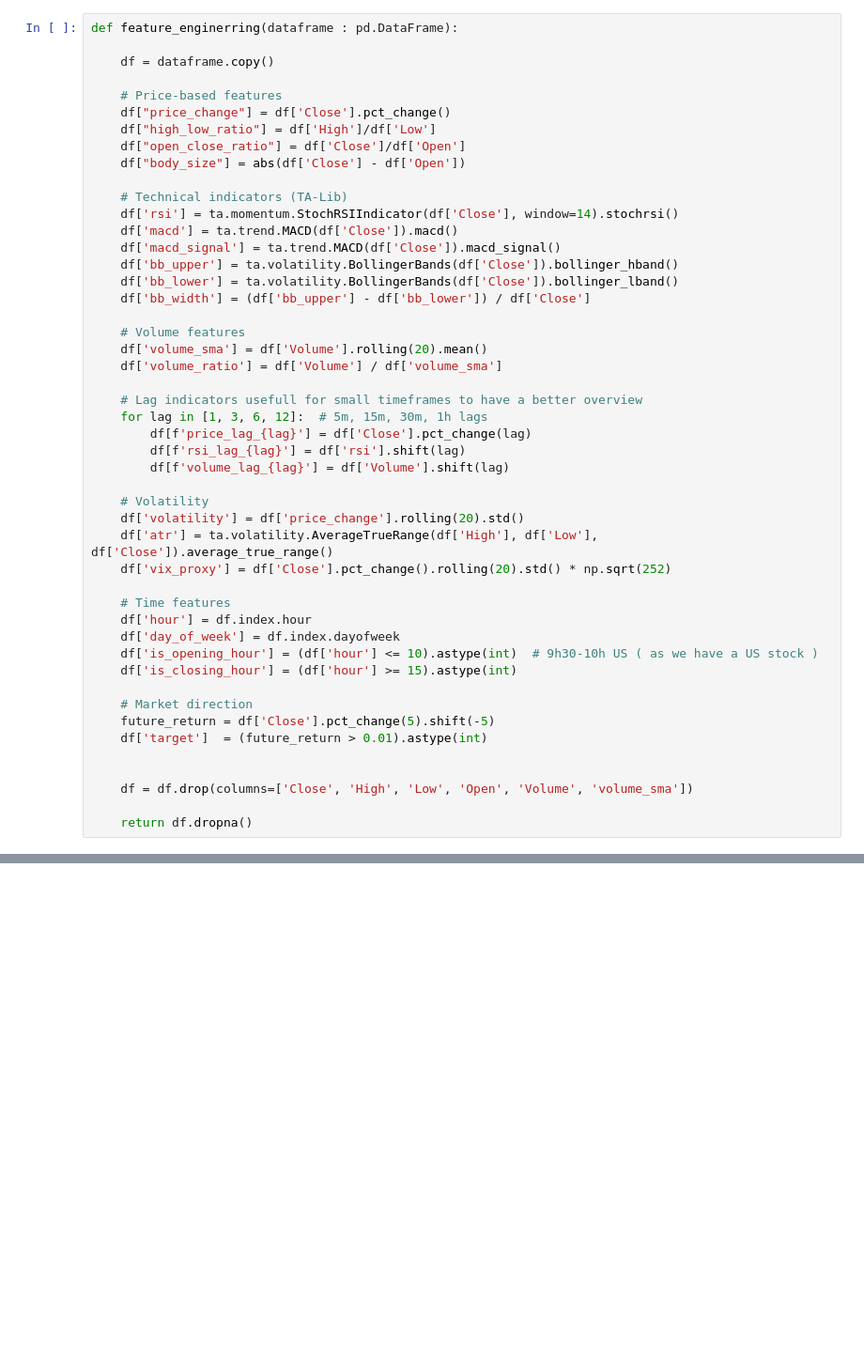
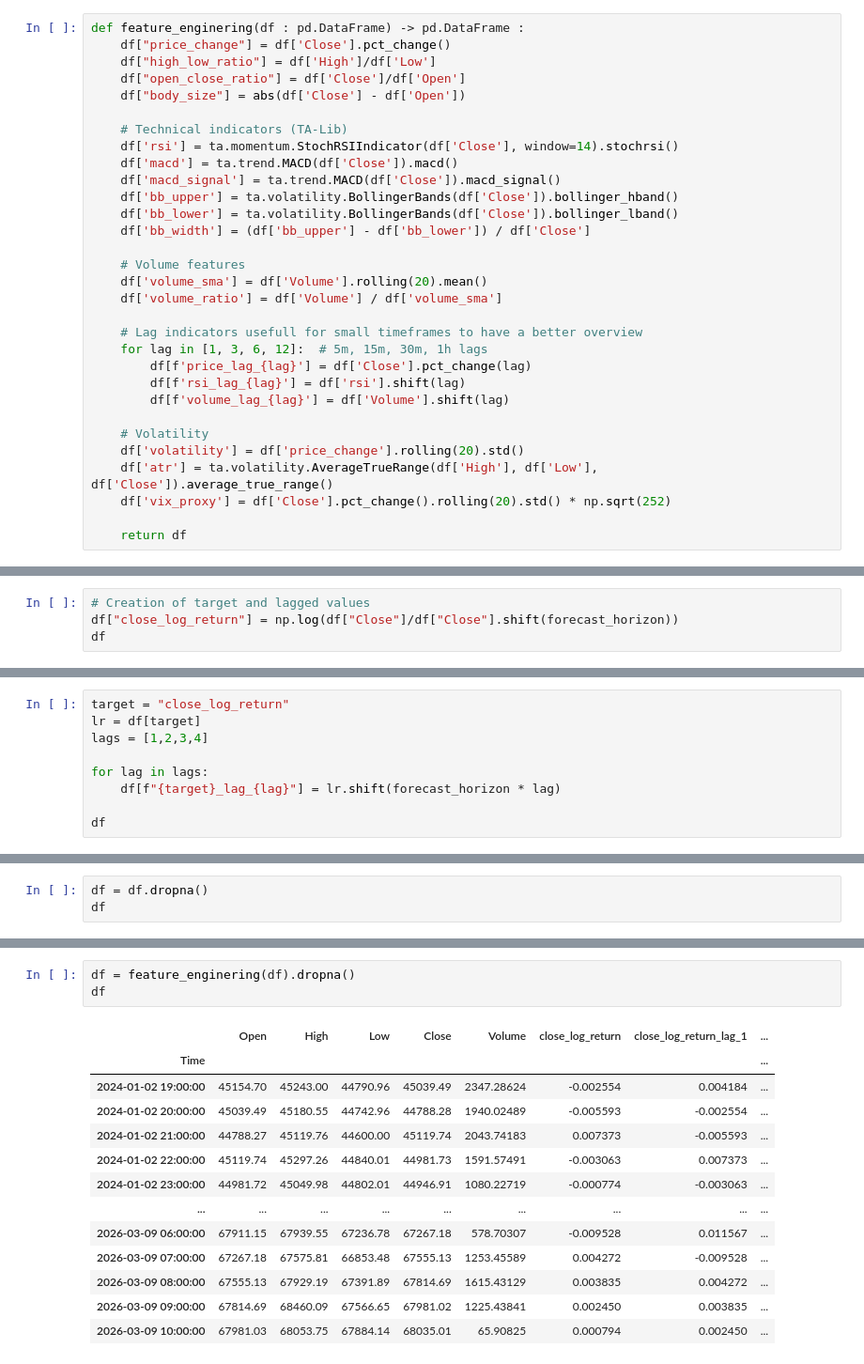
Before and after one commit to Henix212/Quant-Strat, a Jupyter notebook: Machine_Learning/XGboost.ipynb, the cells around one changed output, grey strips where cells are left out. Shown at 94% size. Saved outputs shown, nothing was run; the diff lists cells and outputs as text; blank space fills up the shorter version.

```diff
--- a/Machine_Learning/XGboost.ipynb
+++ b/Machine_Learning/XGboost.ipynb
@@ -61,9 +68,5 @@ mpf.plot(
 # %%
-def feature_enginerring(dataframe : pd.DataFrame):
-
-    df = dataframe.copy()
-
-    # Price-based features
+def feature_enginering(df : pd.DataFrame) -> pd.DataFrame :
     df["price_change"] = df['Close'].pct_change()
     df["high_low_ratio"] = df['High']/df['Low']
     df["open_close_ratio"] = df['Close']/df['Open']
@@ -92,17 +95,4 @@ def feature_enginerring(dataframe : pd.DataFrame):
     df['atr'] = ta.volatility.AverageTrueRange(df['High'], df['Low'], df['Close']).average_true_range()
     df['vix_proxy'] = df['Close'].pct_change().rolling(20).std() * np.sqrt(252)
 
-    # Time features
-    df['hour'] = df.index.hour
-    df['day_of_week'] = df.index.dayofweek
-    df['is_opening_hour'] = (df['hour'] <= 10).astype(int)  # 9h30-10h US ( as we have a US stock )
-    df['is_closing_hour'] = (df['hour'] >= 15).astype(int)
-
-    # Market direction
-    future_return = df['Close'].pct_change(5).shift(-5)
-    df['target']  = (future_return > 0.01).astype(int)
-
-
-    df = df.drop(columns=['Close', 'High', 'Low', 'Open', 'Volume', 'volume_sma'])
-
-    return df.dropna()
+    return df
@@ -176,0 +99,4 @@ XGBClassifier(base_score=None, booster='dart', callbacks=None,
+# %%
+# Creation of target and lagged values
+df["close_log_return"] = np.log(df["Close"]/df["Close"].shift(forecast_horizon))
+df
@@ -176,0 +118,9 @@ XGBClassifier(base_score=None, booster='dart', callbacks=None,
+# %%
+target = "close_log_return"
+lr = df[target]
+lags = [1,2,3,4]
+
+for lag in lags:
+    df[f"{target}_lag_{lag}"] = lr.shift(forecast_horizon * lag)
+
+df
@@ -176,0 +142,3 @@ XGBClassifier(base_score=None, booster='dart', callbacks=None,
+# %%
+df = df.dropna()
+df
@@ -176,0 +165,17 @@ XGBClassifier(base_score=None, booster='dart', callbacks=None,
+# %%
+df = feature_enginering(df).dropna()
+df
+# %% [output]
+|  | Open | High | Low | Close | Volume | close_log_return | close_log_return_lag_1 | ... |
+| Time |  |  |  |  |  |  |  | ... |
+| 2024-01-02 19:00:00 | 45154.70 | 45243.00 | 44790.96 | 45039.49 | 2347.28624 | -0.002554 | 0.004184 | ... |
+| 2024-01-02 20:00:00 | 45039.49 | 45180.55 | 44742.96 | 44788.28 | 1940.02489 | -0.005593 | -0.002554 | ... |
+| 2024-01-02 21:00:00 | 44788.27 | 45119.76 | 44600.00 | 45119.74 | 2043.74183 | 0.007373 | -0.005593 | ... |
+| 2024-01-02 22:00:00 | 45119.74 | 45297.26 | 44840.01 | 44981.73 | 1591.57491 | -0.003063 | 0.007373 | ... |
+| 2024-01-02 23:00:00 | 44981.72 | 45049.98 | 44802.01 | 44946.91 | 1080.22719 | -0.000774 | -0.003063 | ... |
+| ... | ... | ... | ... | ... | ... | ... | ... | ... |
+| 2026-03-09 06:00:00 | 67911.15 | 67939.55 | 67236.78 | 67267.18 | 578.70307 | -0.009528 | 0.011567 | ... |
+| 2026-03-09 07:00:00 | 67267.18 | 67575.81 | 66853.48 | 67555.13 | 1253.45589 | 0.004272 | -0.009528 | ... |
+| 2026-03-09 08:00:00 | 67555.13 | 67929.19 | 67391.89 | 67814.69 | 1615.43129 | 0.003835 | 0.004272 | ... |
+| 2026-03-09 09:00:00 | 67814.69 | 68460.09 | 67566.65 | 67981.02 | 1225.43841 | 0.002450 | 0.003835 | ... |
+| 2026-03-09 10:00:00 | 67981.03 | 68053.75 | 67884.14 | 68035.01 | 65.90825 | 0.000794 | 0.002450 | ... |
```
Also changed, not shown: parts of 17 cells of this notebook.
